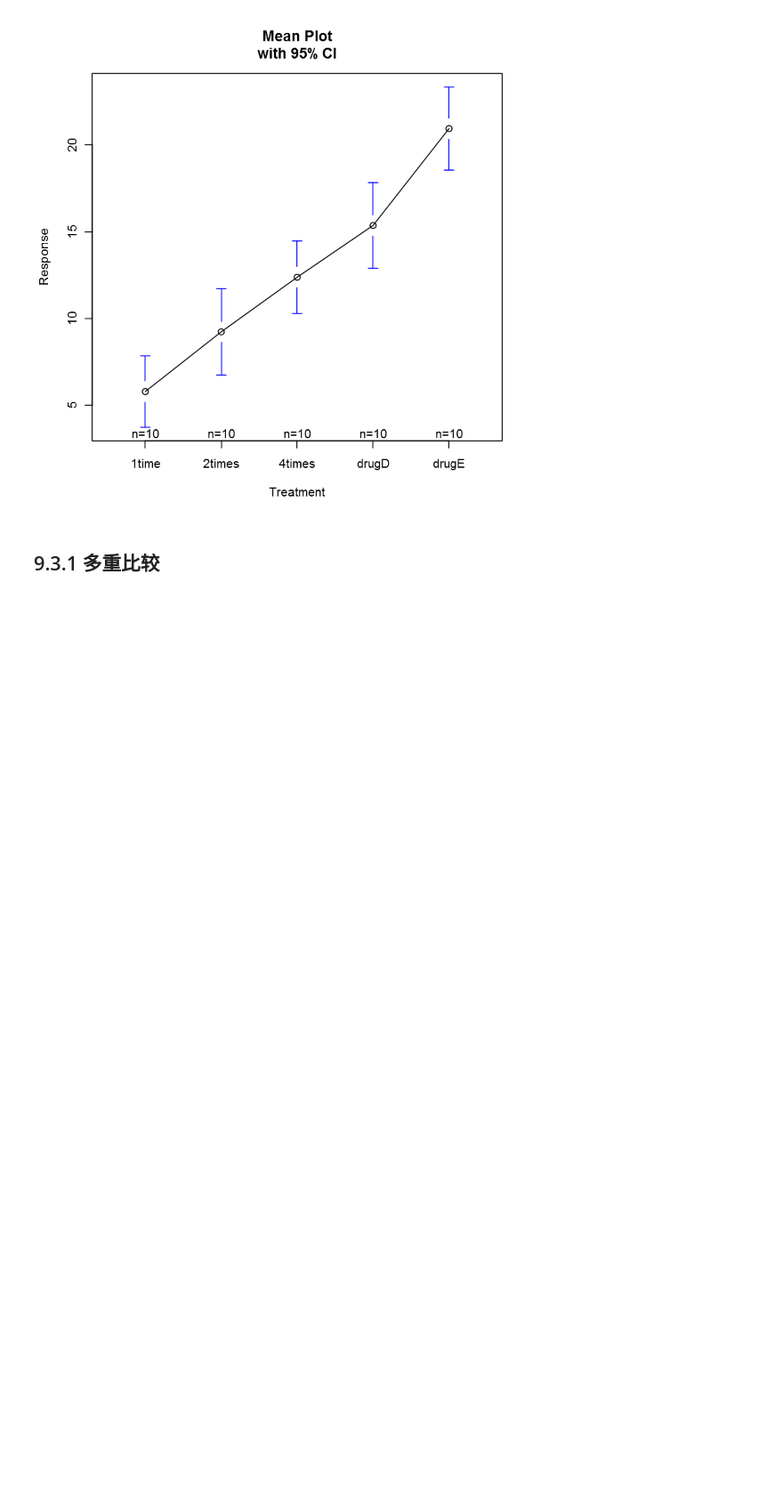
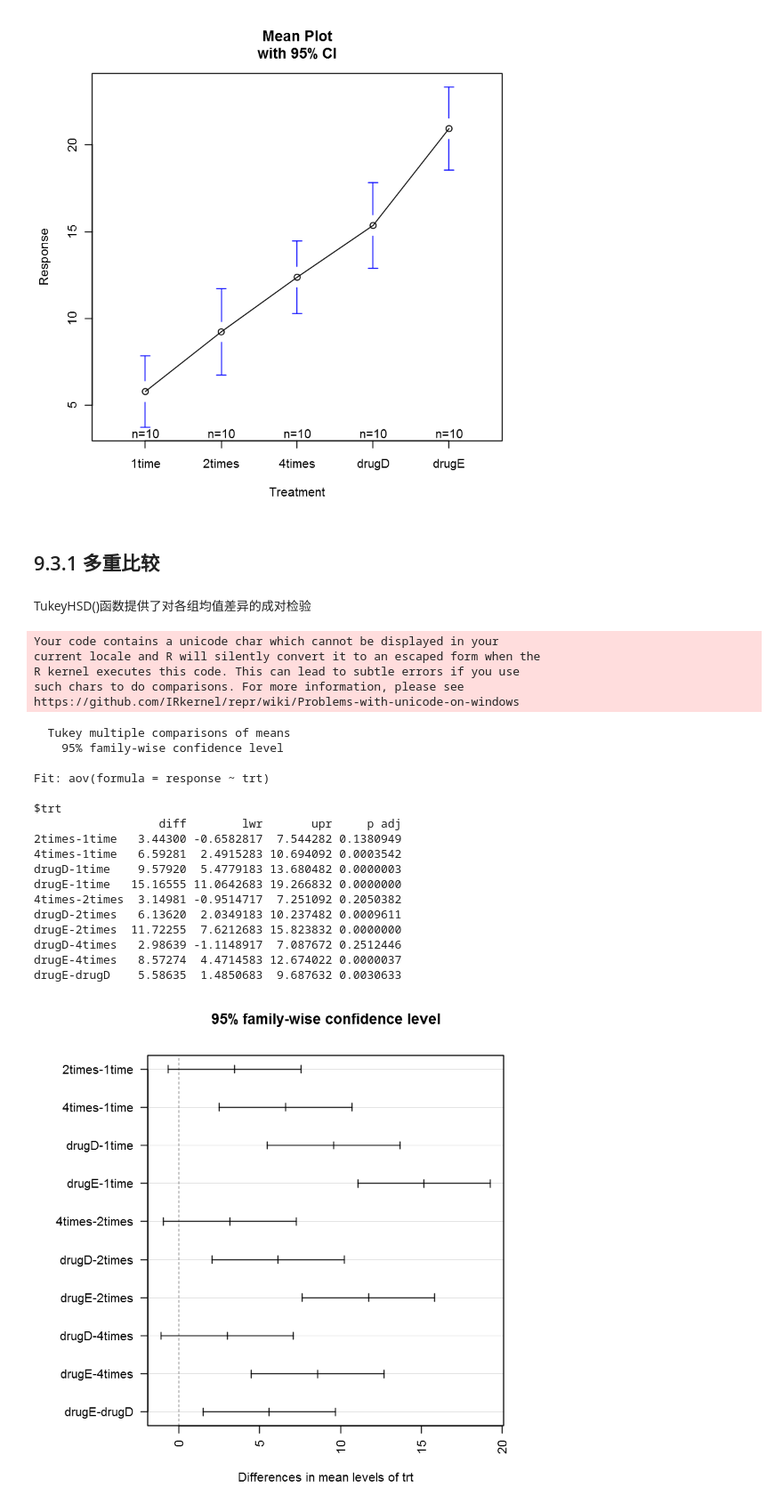
Before and after one commit to xiaowei3223/R-learning, a Jupyter notebook: 9 方差分析.ipynb, the cells around one changed output. Shown at 89% size. Saved outputs shown, nothing was run; the diff lists cells and outputs as text; code cells hidden in the pictures; blank space fills up the shorter version.

```diff
--- a/9 方差分析.ipynb
+++ b/9 方差分析.ipynb
@@ -104,3 +119,37 @@ Warning message:
 [figure]
 # %% [markdown]
 ## 9.3.1 多重比较
+# %% [markdown]
+TukeyHSD()函数提供了对各组均值差异的成对检验
+# %%
+#TukeyHSD的成对组间比较
+TukeyHSD(fit)
+
+#作图
+par(las=2)
+par(mar=c(5,8,4,2))
+plot(TukeyHSD(fit))
+# %% [output]
+Your code contains a unicode char which cannot be displayed in your
+current locale and R will silently convert it to an escaped form when the
+R kernel executes this code. This can lead to subtle errors if you use
+such chars to do comparisons. For more information, please see
+https://github.com/IRkernel/repr/wiki/Problems-with-unicode-on-windows
+  Tukey multiple comparisons of means
+    95% family-wise confidence level
+
+Fit: aov(formula = response ~ trt)
+
+$trt
+                  diff        lwr       upr     p adj
+2times-1time   3.44300 -0.6582817  7.544282 0.1380949
+4times-1time   6.59281  2.4915283 10.694092 0.0003542
+drugD-1time    9.57920  5.4779183 13.680482 0.0000003
+drugE-1time   15.16555 11.0642683 19.266832 0.0000000
+4times-2times  3.14981 -0.9514717  7.251092 0.2050382
+drugD-2times   6.13620  2.0349183 10.237482 0.0009611
+drugE-2times  11.72255  7.6212683 15.823832 0.0000000
+drugD-4times   2.98639 -1.1148917  7.087672 0.2512446
+drugE-4times   8.57274  4.4714583 12.674022 0.0000037
+drugE-drugD    5.58635  1.4850683  9.687632 0.0030633
+[figure, added]
```
Also changed, not shown: parts of 10 cells of this notebook, 2 other files.
